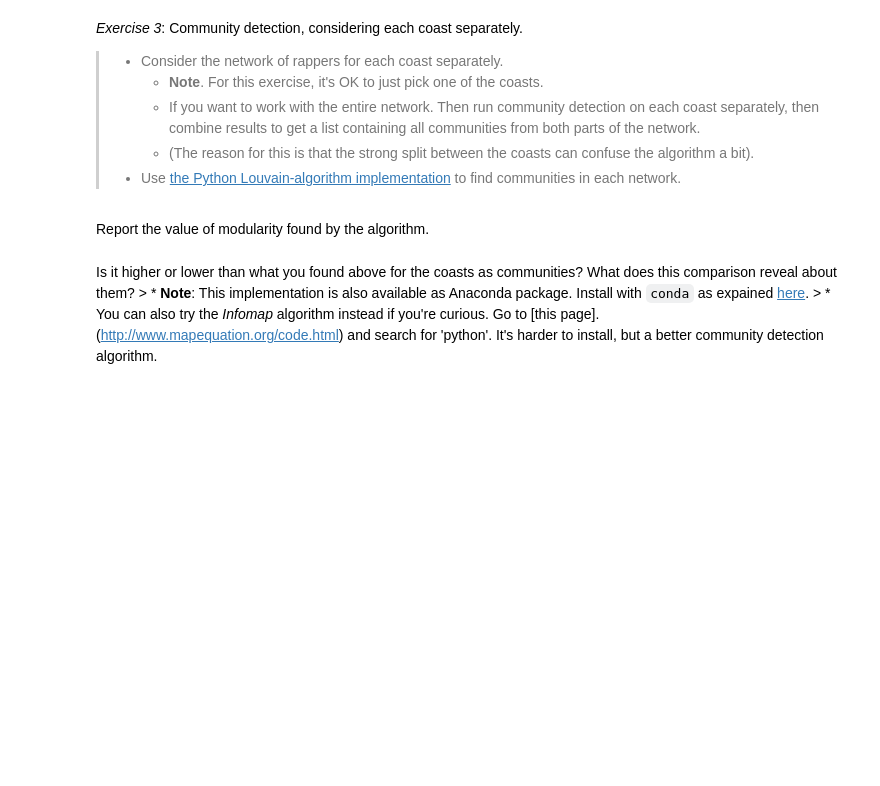
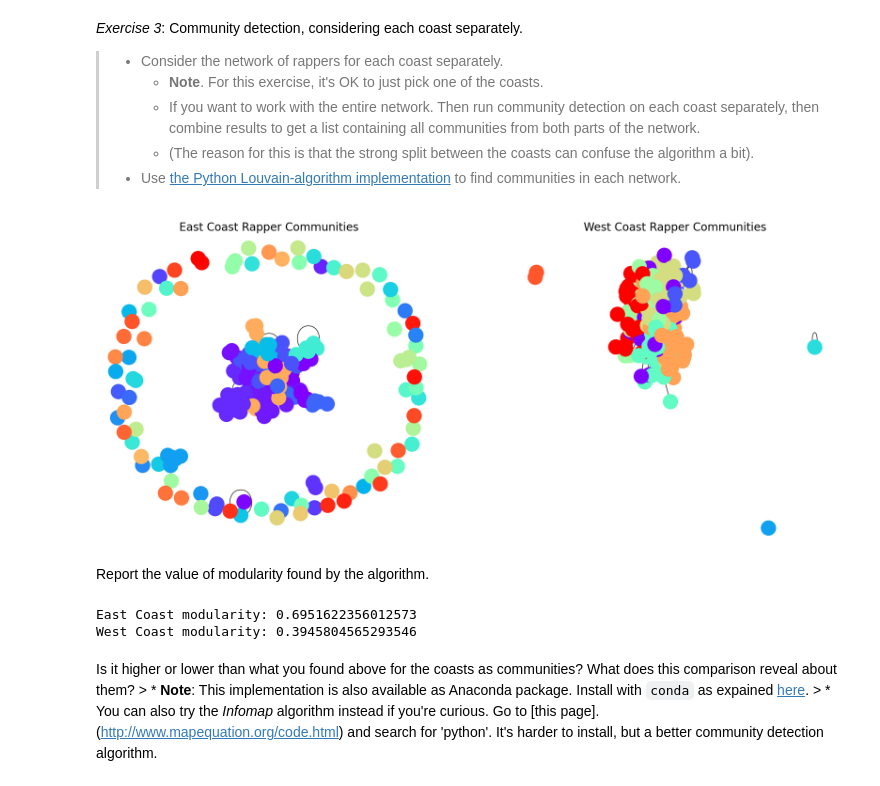
Before and after one commit to danielsanuwich/socialgraphs2019, a Jupyter notebook: lectures/Week7.ipynb, the cells around one changed output. Drawn from its saved outputs; the diff is of its cells as text; code cells hidden in the pictures; blank space fills up the shorter version.

Commit message:
communities detected

```diff
--- a/lectures/Week7.ipynb
+++ b/lectures/Week7.ipynb
@@ -384,6 +386,14 @@ for node in west_community:
 
 for node, attrs in G_undirected.nodes(data=True):
     print(f"Node {node} belongs to {attrs['coast']}")
+
+
+# Populate the community lists based on the 'coast' attribute
+east_community = [node for node, attrs in G_undirected.nodes(data=True) if attrs['coast'] == 'East']
+west_community = [node for node, attrs in G_undirected.nodes(data=True) if attrs['coast'] == 'West']
+
+print("East community size:", len(east_community))
+print("West community size:", len(west_community))
 # %% [output]
 Node 6ix9ine belongs to West
 Node 9th Prince belongs to East
@@ -442,8 +452,55 @@ Modularity: 0.029331897188385497
 >    - If you want to work with the entire network. Then run community detection on each coast separately, then combine results to get a list containing all communities from both parts of the network.
 >    - (The reason for this is that the strong split between the coasts can confuse the algorithm a bit).
 > * Use [the Python Louvain-algorithm implementation](http://perso.crans.org/aynaud/communities/) to find communities in each network.
+# %%
+import community
+from collections import Counter
+import matplotlib.pyplot as plt
+
+G_east = G_undirected.subgraph(east_community)
+G_west = G_undirected.subgraph(west_community)
+
+partition_east = community.best_partition(G_east)
+partition_west = community.best_partition(G_west)
+
+# Count the number of nodes in each coast
+community_count_east = Counter(partition_east.values())
+community_count_west = Counter(partition_west.values())
+
+# Layout
+pos_east = nx.spring_layout(G_east, seed=42)
+pos_west = nx.spring_layout(G_west, seed=42)
+
+# Initialize the plot
+plt.figure(figsize=(24, 10))
+
+# Draw East Coast graph
+plt.subplot(1, 2, 1)
+nx.draw(G_east, pos_east, with_labels=False, node_color=list(partition_east.values()),
+        node_size=700, cmap=plt.cm.rainbow, vmin=0, vmax=max(partition_east.values()))
+plt.title("East Coast Rapper Communities", fontsize=20)
+
+# Draw West Coast graph
+plt.subplot(1, 2, 2)
+nx.draw(G_west, pos_west, with_labels=False, node_color=list(partition_west.values()),
+        node_size=700, cmap=plt.cm.rainbow, vmin=0, vmax=max(partition_west.values()))
+plt.title("West Coast Rapper Communities", fontsize=20)
+
+plt.show()
+# %% [output]
+[figure, added]
 # %% [markdown]
  Report the value of modularity found by the algorithm.
+# %%
+# community modularity
+modularity_east = community.modularity(partition_east, G_east)
+modularity_west = community.modularity(partition_west, G_west)
+
+print(f"East Coast modularity: {modularity_east}")
+print(f"West Coast modularity: {modularity_west}")
+# %% [output]
+East Coast modularity: 0.6951622356012573
+West Coast modularity: 0.3945804565293546
 # %% [markdown]
 Is it higher or lower than what you found above for the coasts as communities? What does this comparison reveal about them?
     >   * **Note**: This implementation is also available as Anaconda package. Install with `conda` as expained [here](https://anaconda.org/auto/python-louvain).
```
Also changed, not shown: parts of 6 cells of this notebook.
